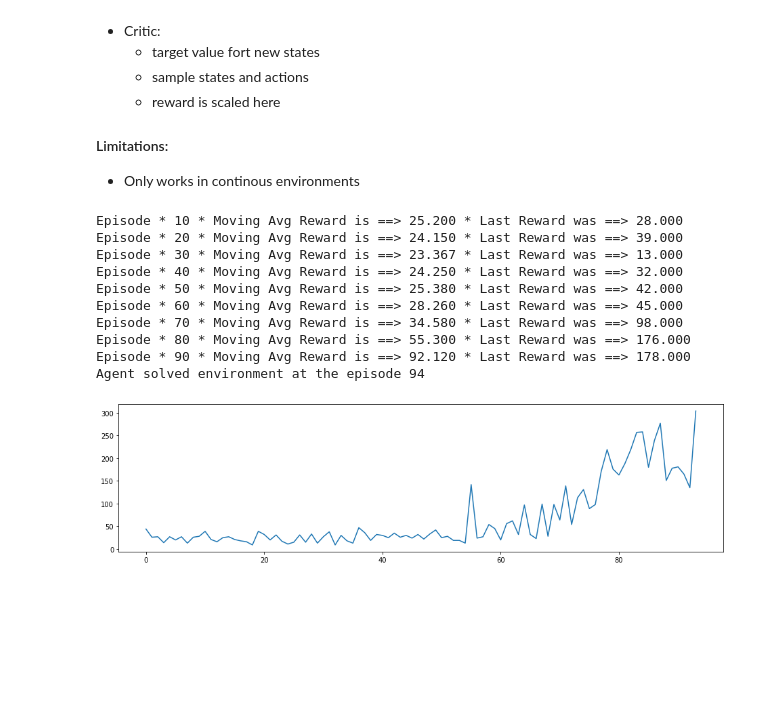
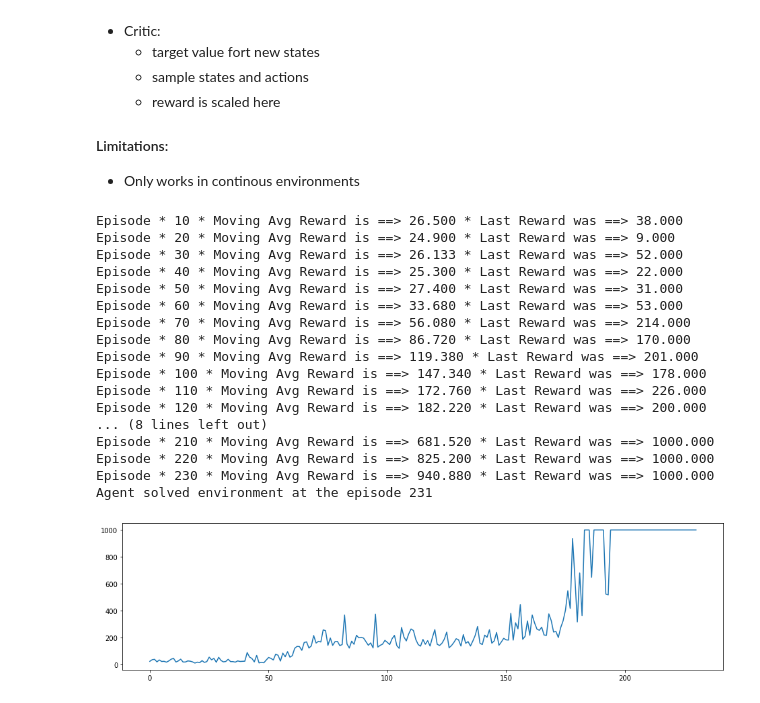
Before and after one commit to pihh/reinforcement-learning, a Jupyter notebook: Soft Actor Critic.ipynb, the cells around one changed output. Drawn from its saved outputs; the diff is of its cells as text; code cells hidden in the pictures; blank space fills up the shorter version.

```diff
--- a/Soft Actor Critic.ipynb
+++ b/Soft Actor Critic.ipynb
@@ -93,6 +93,10 @@ import tensorflow.keras as keras
 import tensorflow_probability as tfp
 from tensorflow.keras.layers import Dense
 from tensorflow.keras.optimizers import Adam
+
+@tf.function
+def trace_call(model, state):
+    return model(state)
 
 def MultiLayerPerceptron(policy="mlp"):
     layers = []
@@ -120,9 +124,11 @@ class CriticNetwork(keras.Model):
         self.model_name = name
         self.fc = MultiLayerPerceptron(policy=policy)
         self.q = Dense(1, activation=None)
+        self._name = name
 
     def call(self, state, action):
         X = tf.concat([state, action], axis=1)
+
         for layer in self.fc:
             X = layer(X)
 
@@ -141,9 +147,11 @@ class ValueNetwork(keras.Model):
 
         self.fc = MultiLayerPerceptron(policy=policy)
         self.v = Dense(1, activation=None)
+        self._name = name
 
     def call(self, state):
         X = state
+
         for layer in self.fc:
             X = layer(X)
 
@@ -168,6 +176,8 @@ class ActorNetwork(keras.Model):
 
         self.mu = Dense(n_actions, activation=None)
         self.sigma = Dense(n_actions, activation=None)
+
+        self._name = name
 
     def call(self, state):
         X = state
@@ -247,6 +257,8 @@ class SoftActorCriticAgent(Agent):
 
         self.update_network_parameters(tau=1)
 
+        self.models = [self.actor,self.critic_1,self.critic_2,self.value,self.target_value]
+
     def choose_action(self, observation):
         state = tf.convert_to_tensor([observation])
         actions, _ = self.actor.sample_normal(state, reparameterize=False)
@@ -282,7 +294,7 @@ class SoftActorCriticAgent(Agent):
         with tf.GradientTape() as tape:
             value = tf.squeeze(self.value(states),1)
             value_= tf.squeeze(self.target_value(states_),1)
-
+            #self.trace_call(self.actor.sample_normal,states,'actor_graph')
             current_policy_actions, log_probs = self.actor.sample_normal(states)
             log_probs = tf.squeeze(log_probs,1)
 
@@ -328,6 +340,7 @@ class SoftActorCriticAgent(Agent):
         self.critic_1.optimizer.apply_gradients(zip(critic_1_network_gradient, self.critic_1.trainable_variables))
         self.critic_2.optimizer.apply_gradients(zip(critic_2_network_gradient, self.critic_2.trainable_variables))
 
+        # log losses
         self.learning_log.step_loss({
             "actor":actor_loss.numpy(),
             "value":value_loss.numpy(),
@@ -336,6 +349,28 @@ class SoftActorCriticAgent(Agent):
         })
 
         self.update_network_parameters()
+
+        # log evolution on tensorboard
+
+        self.write_tensorboard_scaler('actor_loss',tf.get_static_value(actor_loss),self.learning_log.learning_steps)
+        self.write_tensorboard_scaler('value_loss',tf.get_static_value(value_loss),self.learning_log.learning_steps)
+        self.write_tensorboard_scaler('critic_1_loss',tf.get_static_value(critic_1_loss),self.learning_log.learning_steps)
+        self.write_tensorboard_scaler('critic_2_loss',tf.get_static_value(critic_2_loss),self.learning_log.learning_steps)
+
+    def trace_call(self,model,state,name):
+
+        try:
+            tf.summary.trace_on(graph=True, profiler=True)
+        except:
+            pass
+        out = trace_call(model, state)
+
+        with self.tensorboard_writer.as_default():
+            tf.summary.trace_export(
+                name=name, step=0, profiler_outdir=self.tensorboard_writer_log_directory
+            )
+
+        return out
 
     def test(self, episodes=10, render=True, init_environment=False):
         for episode in range(episodes):
@@ -399,6 +434,9 @@ class SoftActorCriticAgent(Agent):
                 log_level=log_level
             )
 
+            # log scores
+            self.write_tensorboard_scaler('score',score,self.learning_log.episodes)
+
             if self.did_finnish_learning(success_threshold,episode):
                 break
 
@@ -407,17 +445,24 @@ class SoftActorCriticAgent(Agent):
 # %%
 from src.environments.continuous.inverted_pendulum import environment
 
 agent= SoftActorCriticAgent(environment)
-agent.learn(log_each_n_episodes=10, success_threshold=100)
+agent.learn(log_each_n_episodes=10, success_threshold=950 )
 # %% [output]
-Episode * 10 * Moving Avg Reward is ==> 25.200 * Last Reward was ==> 28.000
-Episode * 20 * Moving Avg Reward is ==> 24.150 * Last Reward was ==> 39.000
-Episode * 30 * Moving Avg Reward is ==> 23.367 * Last Reward was ==> 13.000
-Episode * 40 * Moving Avg Reward is ==> 24.250 * Last Reward was ==> 32.000
-Episode * 50 * Moving Avg Reward is ==> 25.380 * Last Reward was ==> 42.000
-Episode * 60 * Moving Avg Reward is ==> 28.260 * Last Reward was ==> 45.000
-Episode * 70 * Moving Avg Reward is ==> 34.580 * Last Reward was ==> 98.000
-Episode * 80 * Moving Avg Reward is ==> 55.300 * Last Reward was ==> 176.000
-Episode * 90 * Moving Avg Reward is ==> 92.120 * Last Reward was ==> 178.000
-Agent solved environment at the episode 94
+Episode * 10 * Moving Avg Reward is ==> 26.500 * Last Reward was ==> 38.000
+Episode * 20 * Moving Avg Reward is ==> 24.900 * Last Reward was ==> 9.000
+Episode * 30 * Moving Avg Reward is ==> 26.133 * Last Reward was ==> 52.000
+Episode * 40 * Moving Avg Reward is ==> 25.300 * Last Reward was ==> 22.000
+Episode * 50 * Moving Avg Reward is ==> 27.400 * Last Reward was ==> 31.000
+Episode * 60 * Moving Avg Reward is ==> 33.680 * Last Reward was ==> 53.000
+Episode * 70 * Moving Avg Reward is ==> 56.080 * Last Reward was ==> 214.000
+Episode * 80 * Moving Avg Reward is ==> 86.720 * Last Reward was ==> 170.000
+Episode * 90 * Moving Avg Reward is ==> 119.380 * Last Reward was ==> 201.000
+Episode * 100 * Moving Avg Reward is ==> 147.340 * Last Reward was ==> 178.000
+Episode * 110 * Moving Avg Reward is ==> 172.760 * Last Reward was ==> 226.000
+Episode * 120 * Moving Avg Reward is ==> 182.220 * Last Reward was ==> 200.000
+... (8 lines left out)
+Episode * 210 * Moving Avg Reward is ==> 681.520 * Last Reward was ==> 1000.000
+Episode * 220 * Moving Avg Reward is ==> 825.200 * Last Reward was ==> 1000.000
+Episode * 230 * Moving Avg Reward is ==> 940.880 * Last Reward was ==> 1000.000
+Agent solved environment at the episode 231
-[figure, old version]
+[figure, new version]
```
Also changed, not shown: parts of 5 cells of this notebook, 26 other files.
